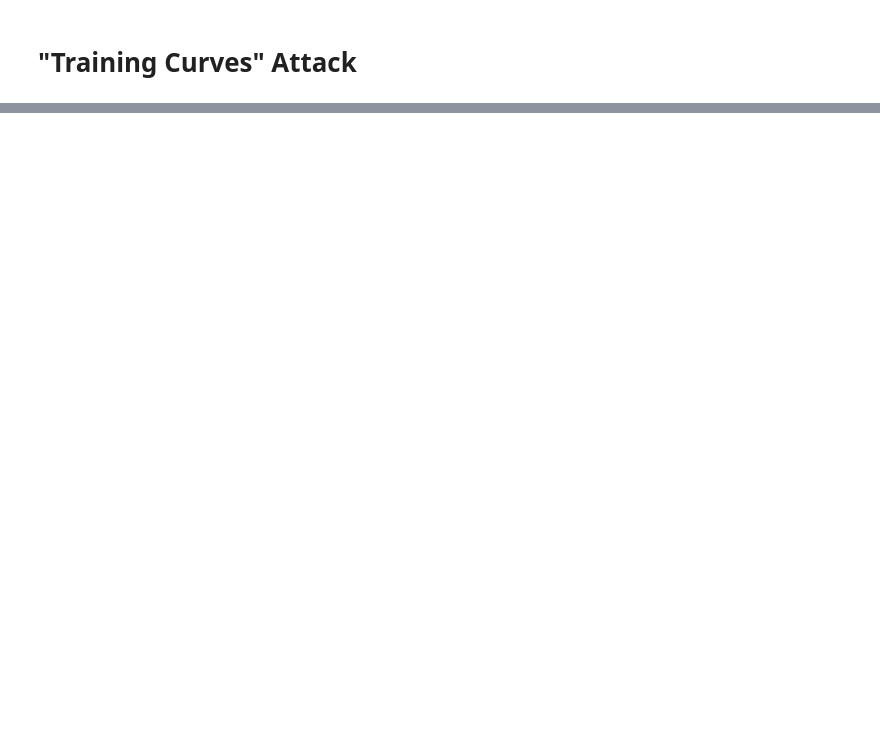
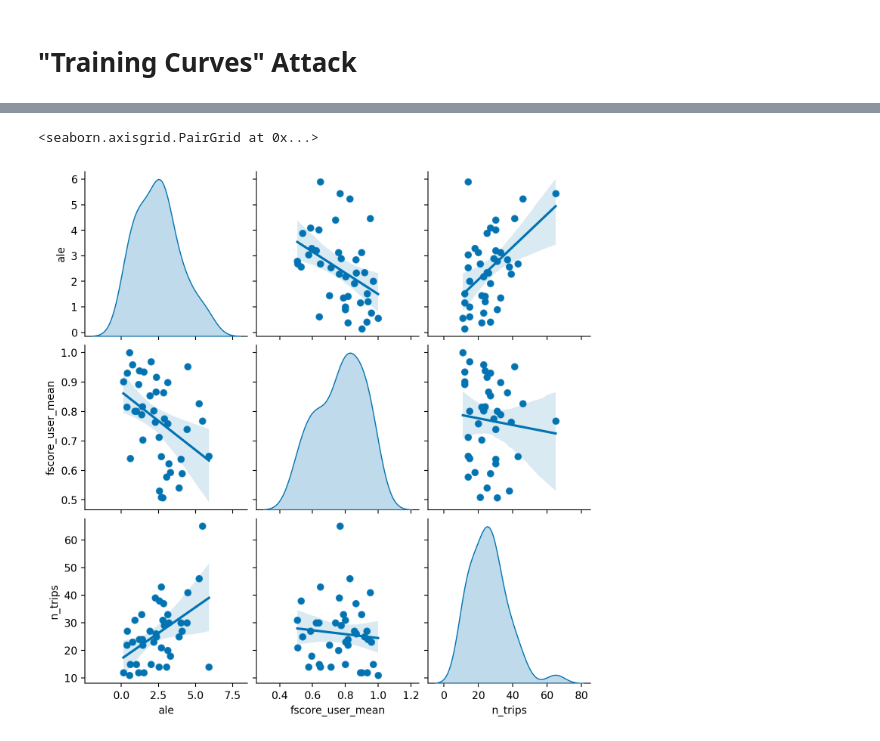
Before and after one commit to benediktstroebl/Master-Thesis, a Jupyter notebook: evaluation.ipynb, the cells around one changed output, grey strips where cells are left out. Cells and saved outputs as stored; diff of their text form; code cells hidden in the pictures; blank space fills up the shorter version.

```diff
--- a/evaluation.ipynb
+++ b/evaluation.ipynb
@@ -83,0 +205,7 @@ attack_metrics
+# %%
+data_pairplot = scores.groupby(['data', 'nr_points', 'user_id']).mean().reset_index().query('nr_points == 10 and (data == "freemove")')
+g = sns.pairplot(data_pairplot[['ale', 'fscore_user_mean', 'n_trips']], diag_kind="kde")
+g.map_offdiag(sns.regplot)
+# %% [output]
+<seaborn.axisgrid.PairGrid at 0x...>
+[figure, added]
```
Also changed, not shown: parts of 15 cells of this notebook, 1 other file.
